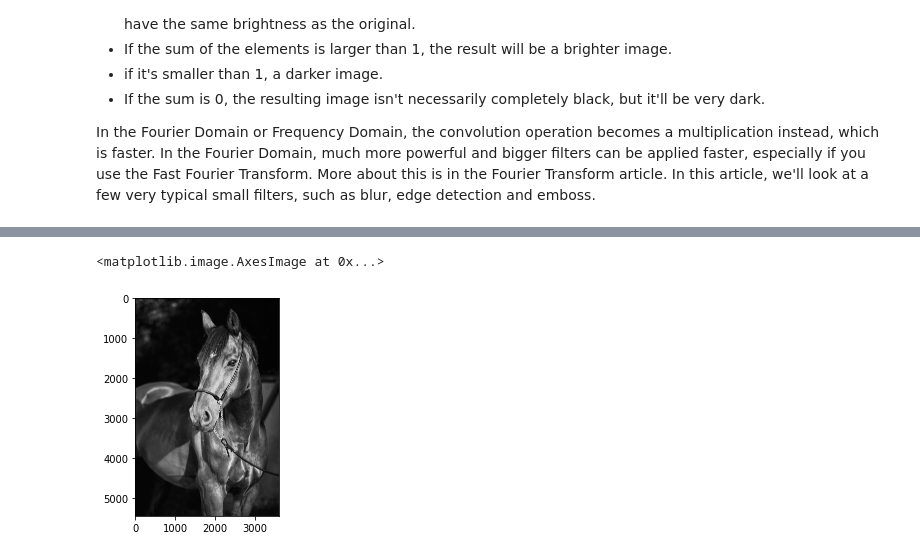
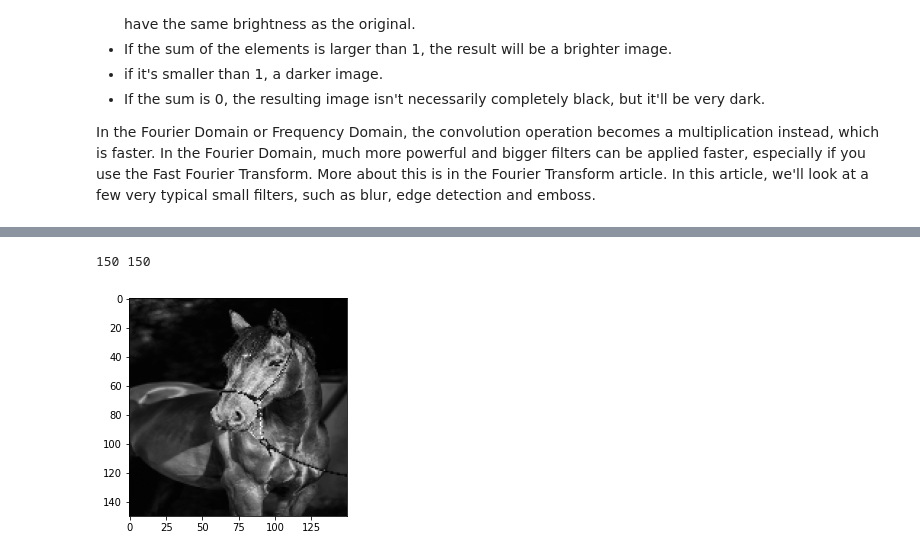
Before and after one commit to pelinbalci/TF_Intro, a Jupyter notebook: lecture_2_convolutions.ipynb, the cells around one changed output, grey strips where cells are left out. Saved outputs shown, nothing was run; the diff lists cells and outputs as text; code cells hidden in the pictures.

```diff
--- a/lecture_2_convolutions.ipynb
+++ b/lecture_2_convolutions.ipynb
@@ -408,10 +408,9 @@ uploaded = files.upload()
 
 for fn in uploaded.keys():
   path = '/content/' + fn
-
+  print(path)
   img = image.load_img(path, target_size=(150, 150))
-  x = image.img_to_array(img)
-  x = np.expand_dims(x, axis=0)
-  images = np.vstack([x])
+  plt.imshow(img)
+# plot_filtered_image(img) # same
 # %% [output]
 [interactive output not drawn]
@@ -425,7 +420,11 @@ plt.imshow(img)
 # %%
+# Turn to grayscale and prepare data:
+
 img_np = np.copy(img)
 gray_image = img_np.dot([0.07, 0.72, 0.21])
 plt.imshow(gray_image)
+
+image_filtered, size_x, size_y = prepare_for_filter(gray_image)
 # %% [output]
-<matplotlib.image.AxesImage at 0x...>
+150 150
-[figure, old version]
+[figure, new version]
```
Also changed, not shown: parts of 14 cells of this notebook.
